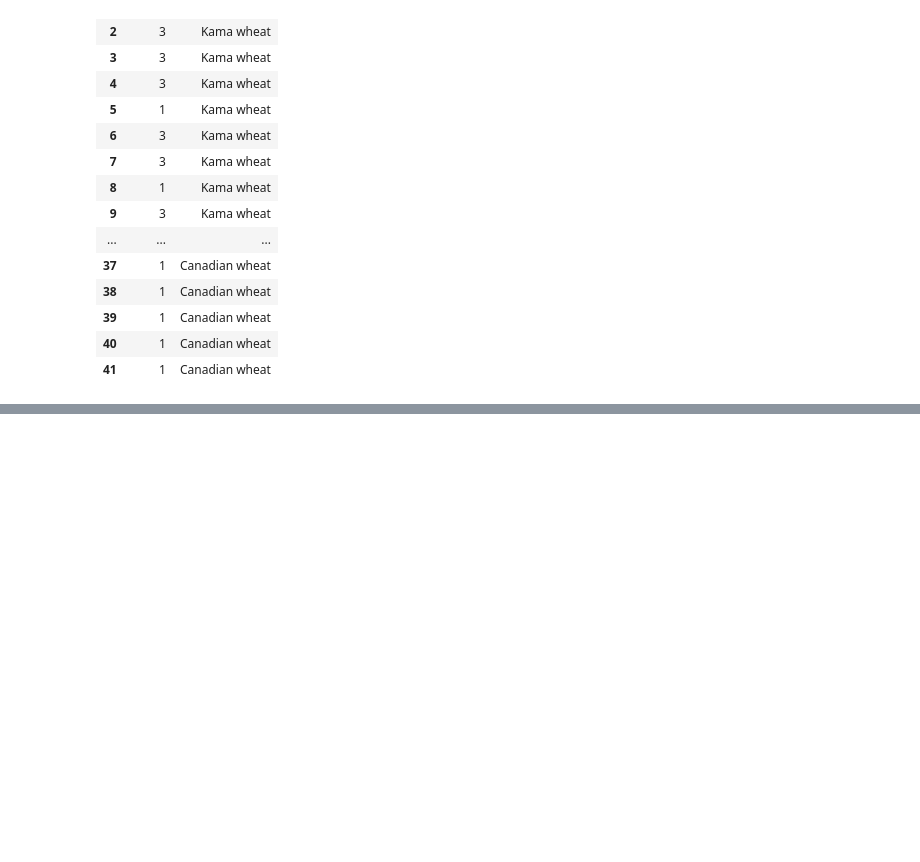
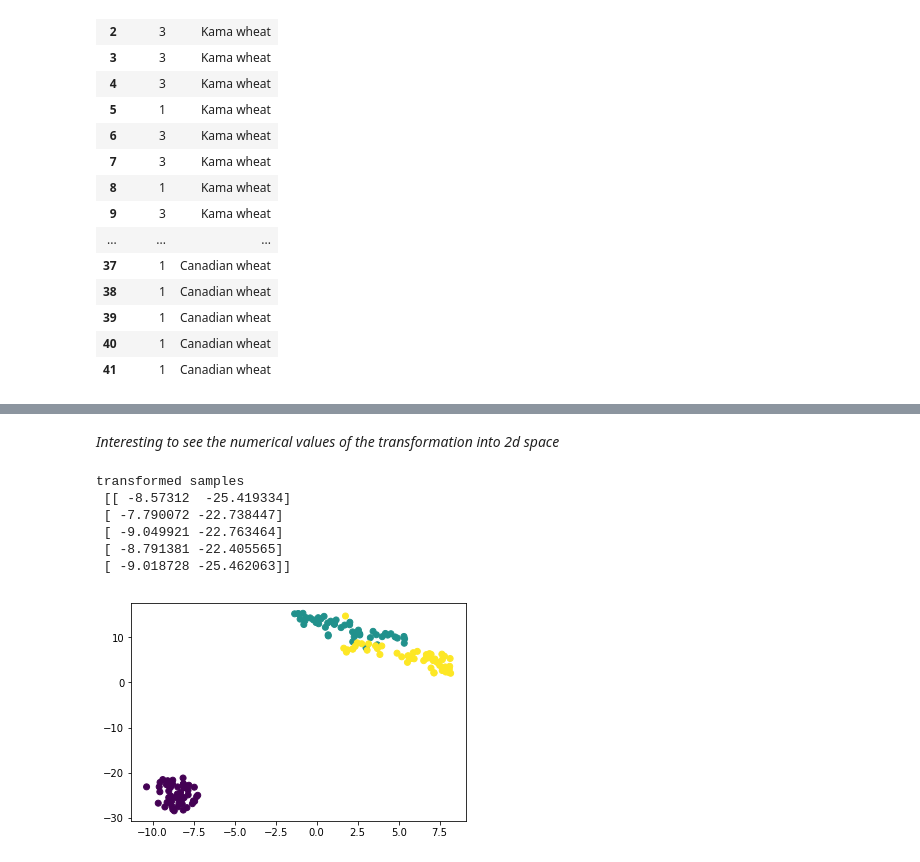
Before and after one commit to paulo-g-martinez/unsupervised-learning-in-python, a Jupyter notebook: unsupervised-learning-in-python.ipynb, the cells around one changed output, grey strips where cells are left out. Saved outputs shown, nothing was run; the diff lists cells and outputs as text; code cells hidden in the pictures; blank space fills up the shorter version.

```diff
--- a/unsupervised-learning-in-python.ipynb
+++ b/unsupervised-learning-in-python.ipynb
@@ -2192,0 +2242,21 @@ df
+# %% [markdown]
+*Interesting to see the numerical values of the transformation into 2d space*
+# %%
+from sklearn.manifold import TSNE
+model = TSNE(learning_rate = 100)
+# 🔵 I wonder what the learning rate is about
+# I'd also like to learn more about how tsne works
+transformed_iris = model.fit_transform(iris_samples)
+print('transformed samples' + '\n', transformed_iris[:5])
+xs = transformed_iris[:,0]
+ys = transformed_iris[:,1]
+plt.scatter(xs, ys, c = iris_species)
+plt.show()
+# %% [output]
+transformed samples
+ [[ -8.57312  -25.419334]
+ [ -7.790072 -22.738447]
+ [ -9.049921 -22.763464]
+ [ -8.791381 -22.405565]
+ [ -9.018728 -25.462063]]
+[figure, added]
```
Also changed, not shown: parts of 19 cells of this notebook.
